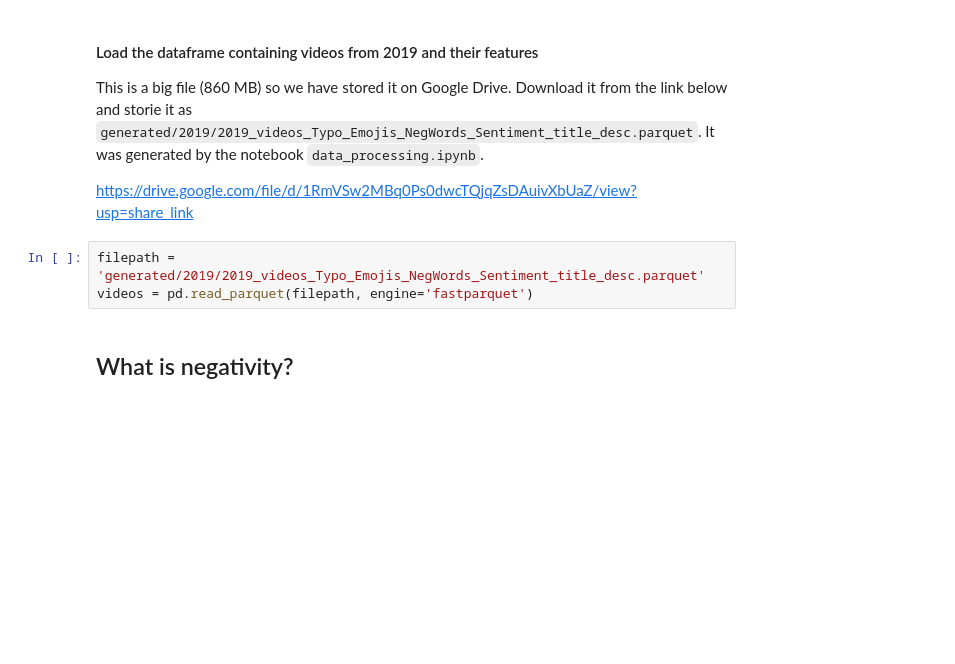
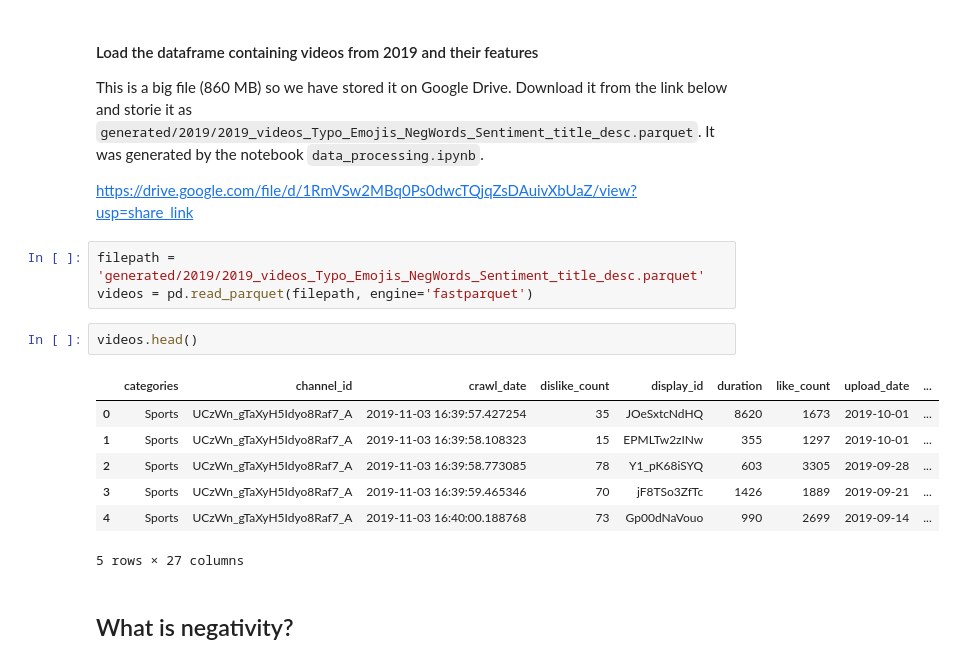
Before and after one commit to epfl-ada/ada-2022-project-adagang, a Jupyter notebook: main.ipynb, the cells around one changed output. Drawn from its saved outputs; the diff is of its cells as text; blank space fills up the shorter version.

```diff
--- a/main.ipynb
+++ b/main.ipynb
@@ -18,6 +39,16 @@ https://drive.google.com/file/d/1RmVSw2MBq0Ps0dwcTQjqZsDAuivXbUaZ/view?usp=share
 # %%
 filepath = 'generated/2019/2019_videos_Typo_Emojis_NegWords_Sentiment_title_desc.parquet'
 videos = pd.read_parquet(filepath, engine='fastparquet')
+# %%
+videos.head()
+# %% [output]
+|  | categories | channel_id | crawl_date | dislike_count | display_id | duration | like_count | upload_date | ... |
+| 0 | Sports | UCzWn_gTaXyH5Idyo8Raf7_A | 2019-11-03 16:39:57.427254 | 35 | JOeSxtcNdHQ | 8620 | 1673 | 2019-10-01 | ... |
+| 1 | Sports | UCzWn_gTaXyH5Idyo8Raf7_A | 2019-11-03 16:39:58.108323 | 15 | EPMLTw2zINw | 355 | 1297 | 2019-10-01 | ... |
+| 2 | Sports | UCzWn_gTaXyH5Idyo8Raf7_A | 2019-11-03 16:39:58.773085 | 78 | Y1_pK68iSYQ | 603 | 3305 | 2019-09-28 | ... |
+| 3 | Sports | UCzWn_gTaXyH5Idyo8Raf7_A | 2019-11-03 16:39:59.465346 | 70 | jF8TSo3ZfTc | 1426 | 1889 | 2019-09-21 | ... |
+| 4 | Sports | UCzWn_gTaXyH5Idyo8Raf7_A | 2019-11-03 16:40:00.188768 | 73 | Gp00dNaVouo | 990 | 2699 | 2019-09-14 | ... |
+5 rows × 27 columns
 # %% [markdown]
 ## What is negativity?
 # %% [markdown]
```
Also changed, not shown: parts of 33 cells of this notebook.
